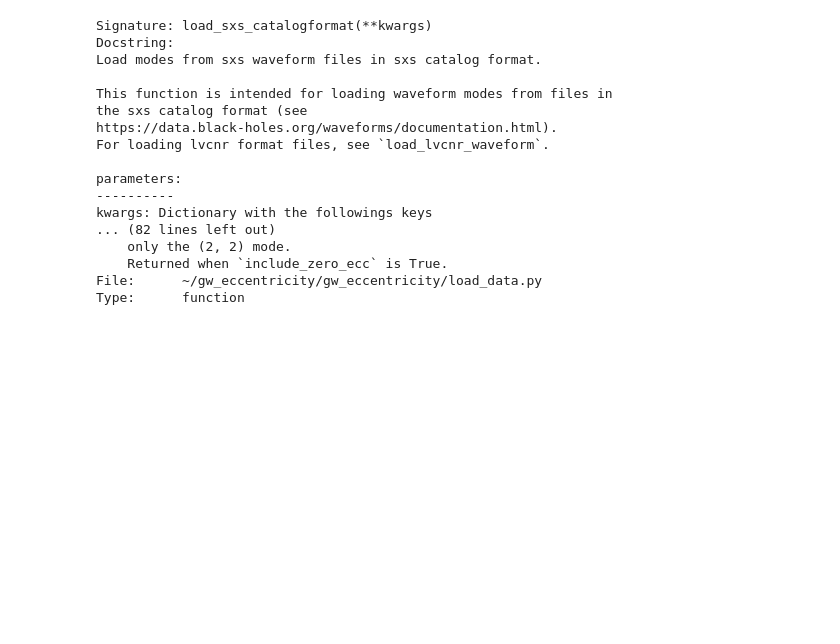
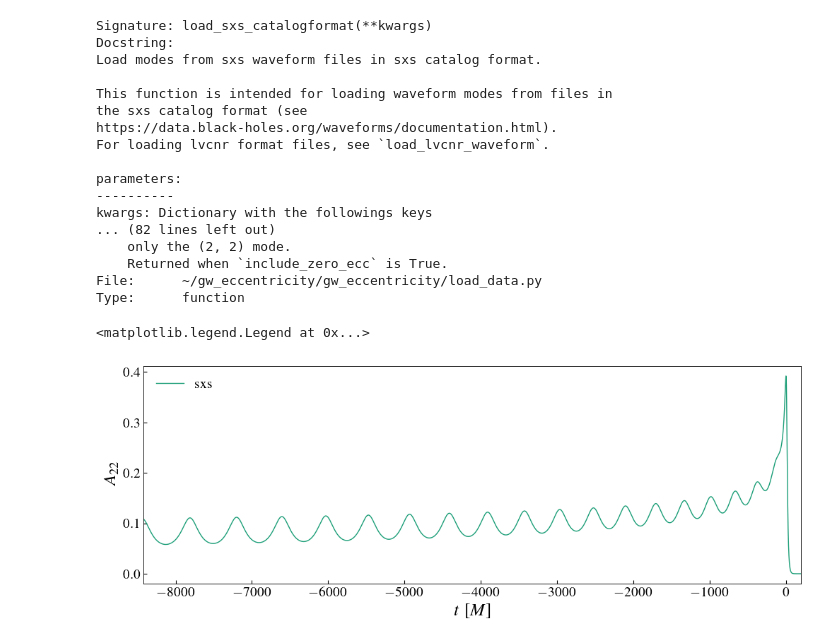
Before and after one commit to vijayvarma392/gw_eccentricity, a Jupyter notebook: notebook/load_sxs.ipynb, the cells around one changed output. Cells and saved outputs as stored; diff of their text form; code cells hidden in the pictures; blank space fills up the shorter version.

```diff
--- a/notebook/load_sxs.ipynb
+++ b/notebook/load_sxs.ipynb
@@ -27,8 +33,18 @@ kwargs: Dictionary with the followings keys
 File:      ~/gw_eccentricity/gw_eccentricity/load_data.py
 Type:      function
 # %%
-kwargs = {"filepath": "/home/arif/nr_data/rhOverM_Asymptotic_GeometricUnits_CoM.h5",
-         "mode_array": [(2, 2)],
-         "include_zero_ecc": True,
-         "metadata_path": "/home/arif/nr_data/metadata.txt"}
+# Load nr data in sxs catalog format using only filepath and using defaults for other args
+kwargs = {"filepath": "/home/arif/nr_data/rhOverM_Asymptotic_GeometricUnits_CoM.h5"}
 dataDict = load_sxs_catalogformat(**kwargs)
+
+# use better defaults for plotting
+use_fancy_plotsettings()
+fig, ax = plt.subplots(figsize=(12, 4))
+ax.plot(dataDict["t"], np.abs(dataDict["hlm"][(2, 2)]), label="sxs")
+ax.set_xlim(dataDict["t"][0], 200)
+ax.set_xlabel(labelsDict["t_dimless"])
+ax.set_ylabel(labelsDict["amp22"])
+ax.legend(loc="upper left")
+# %% [output]
+<matplotlib.legend.Legend at 0x...>
+[figure, added]
```
Also changed, not shown: parts of 8 cells of this notebook, 2 other files.
